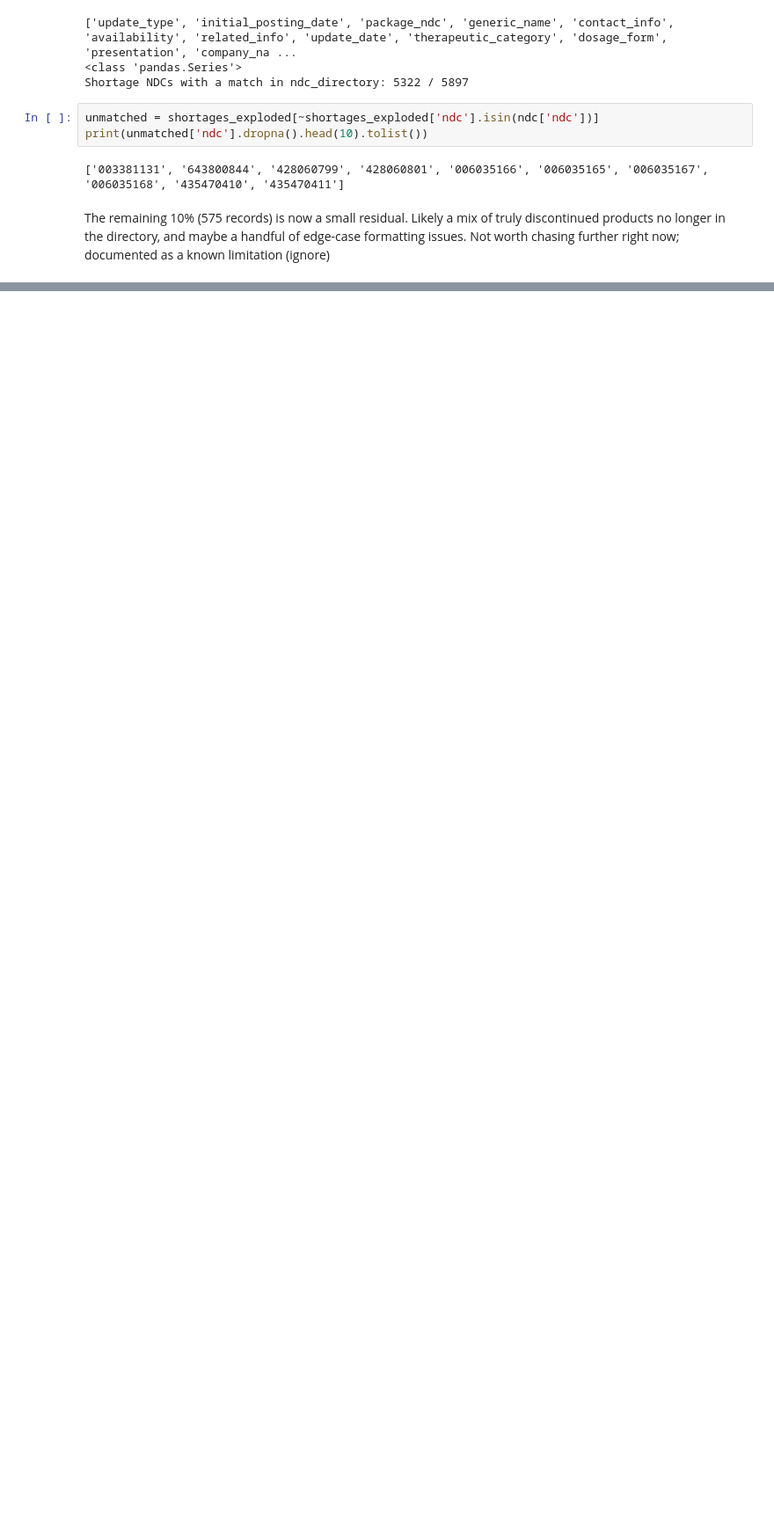
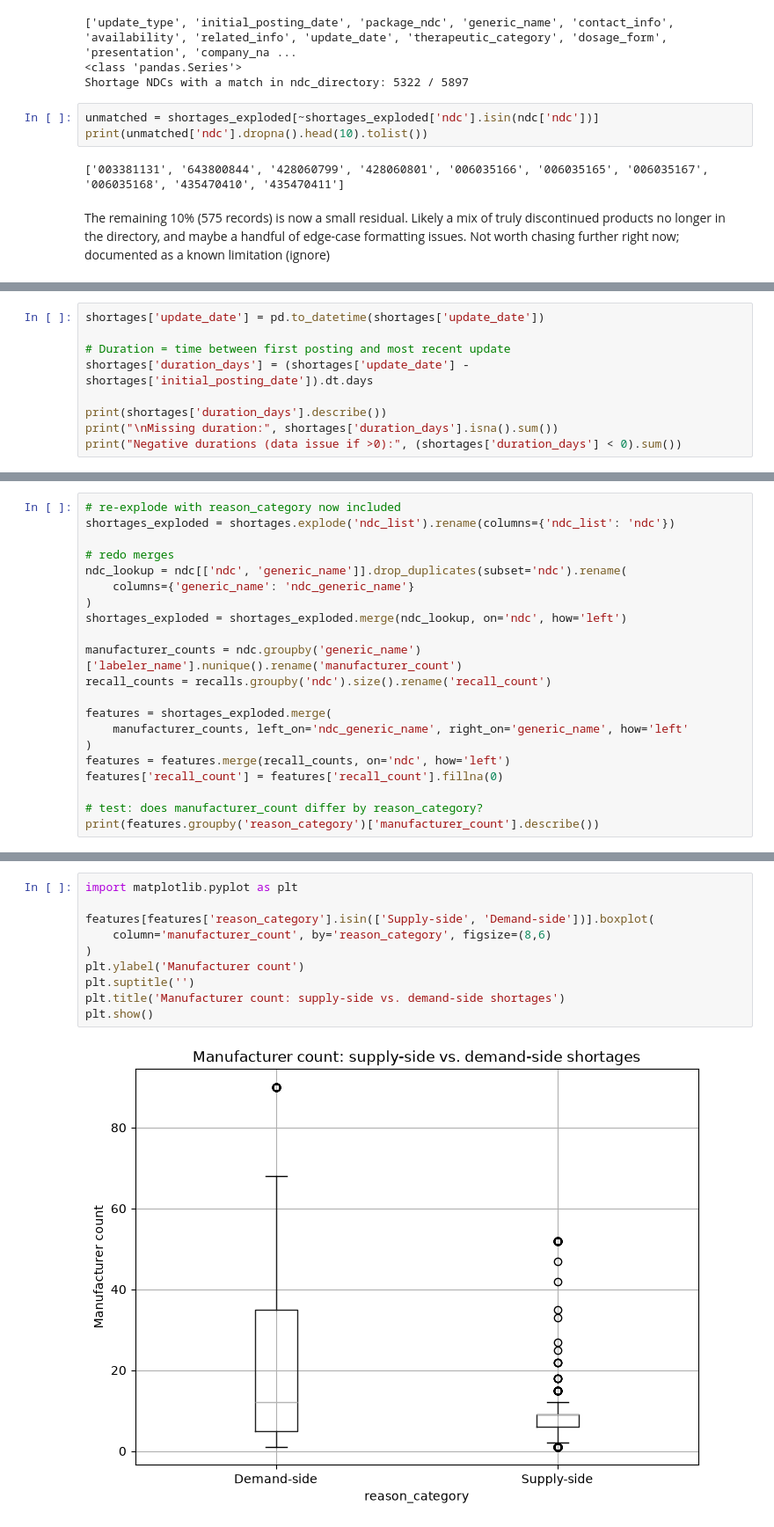
Before and after one commit to mariammkkk/RxWatch, a Jupyter notebook: analysis/analysis.ipynb, the cells around one changed output, grey strips where cells are left out. Shown at 88% size. Saved outputs shown, nothing was run; the diff lists cells and outputs as text; blank space fills up the shorter version.

```diff
--- a/analysis/analysis.ipynb
+++ b/analysis/analysis.ipynb
@@ -146,0 +273,9 @@ QUICK NOTE HERE: Identified and resolved a data completeness issue caused by API
+# %%
+shortages['update_date'] = pd.to_datetime(shortages['update_date'])
+
+# Duration = time between first posting and most recent update
+shortages['duration_days'] = (shortages['update_date'] - shortages['initial_posting_date']).dt.days
+
+print(shortages['duration_days'].describe())
+print("\nMissing duration:", shortages['duration_days'].isna().sum())
+print("Negative durations (data issue if >0):", (shortages['duration_days'] < 0).sum())
@@ -146,0 +439,21 @@ QUICK NOTE HERE: Identified and resolved a data completeness issue caused by API
+# %%
+# re-explode with reason_category now included
+shortages_exploded = shortages.explode('ndc_list').rename(columns={'ndc_list': 'ndc'})
+
+# redo merges
+ndc_lookup = ndc[['ndc', 'generic_name']].drop_duplicates(subset='ndc').rename(
+    columns={'generic_name': 'ndc_generic_name'}
+)
+shortages_exploded = shortages_exploded.merge(ndc_lookup, on='ndc', how='left')
+
+manufacturer_counts = ndc.groupby('generic_name')['labeler_name'].nunique().rename('manufacturer_count')
+recall_counts = recalls.groupby('ndc').size().rename('recall_count')
+
+features = shortages_exploded.merge(
+    manufacturer_counts, left_on='ndc_generic_name', right_on='generic_name', how='left'
+)
+features = features.merge(recall_counts, on='ndc', how='left')
+features['recall_count'] = features['recall_count'].fillna(0)
+
+# test: does manufacturer_count differ by reason_category?
+print(features.groupby('reason_category')['manufacturer_count'].describe())
@@ -146,0 +466,12 @@ QUICK NOTE HERE: Identified and resolved a data completeness issue caused by API
+# %%
+import matplotlib.pyplot as plt
+
+features[features['reason_category'].isin(['Supply-side', 'Demand-side'])].boxplot(
+    column='manufacturer_count', by='reason_category', figsize=(8,6)
+)
+plt.ylabel('Manufacturer count')
+plt.suptitle('')
+plt.title('Manufacturer count: supply-side vs. demand-side shortages')
+plt.show()
+# %% [output]
+[figure, added]
```
Also changed, not shown: parts of 33 cells of this notebook.
